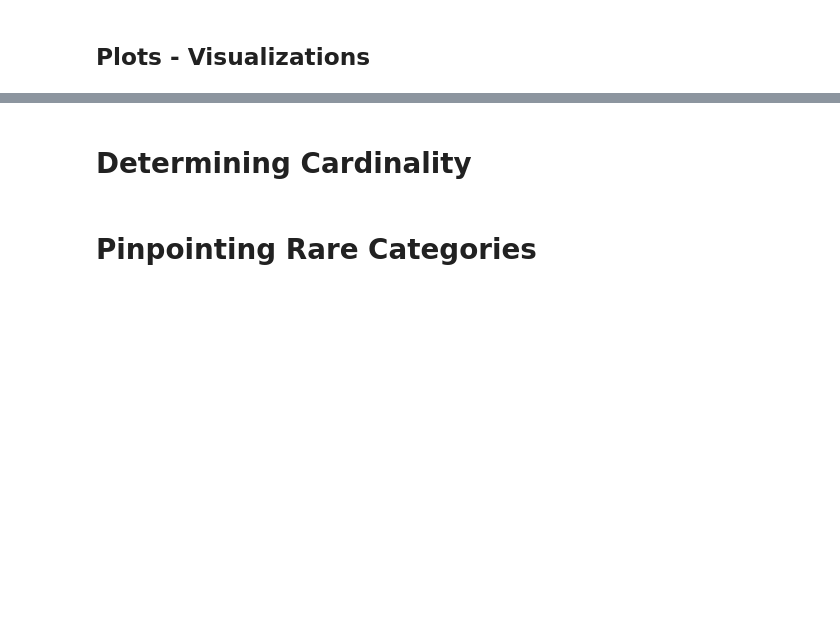
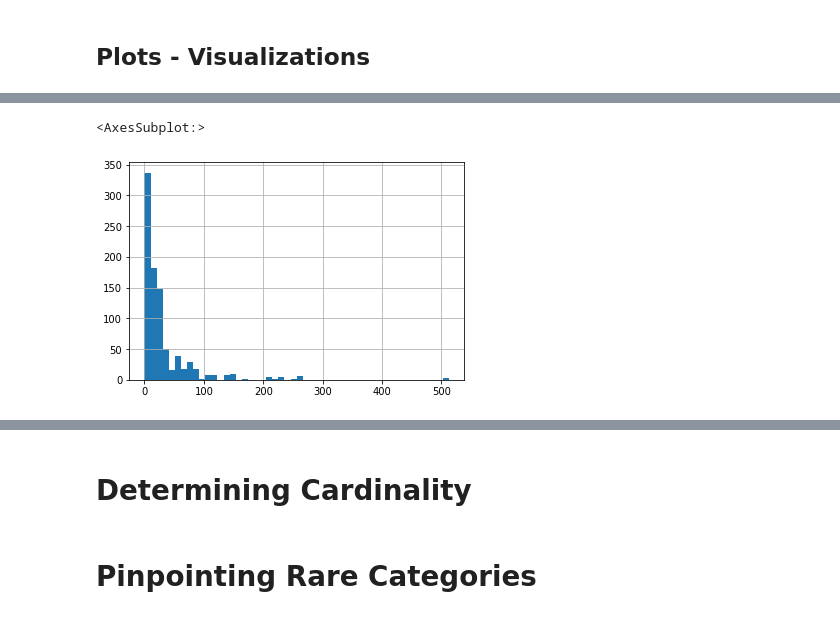
Before and after one commit to univai-ghf/FeatureProcessingAndSelectionWorkshop, a Jupyter notebook: Lectures/Lecture1_ForseeingVariableProblemsWhenBildingMLModels.ipynb, the cells around one changed output, grey strips where cells are left out. Cells and saved outputs as stored; diff of their text form; code cells hidden in the pictures; blank space fills up the shorter version.

```diff
--- a/Lectures/Lecture1_ForseeingVariableProblemsWhenBildingMLModels.ipynb
+++ b/Lectures/Lecture1_ForseeingVariableProblemsWhenBildingMLModels.ipynb
@@ -45,7 +84,10 @@ data['sibsp'].hist(bins=20)
 # %%
 # histogram of continuous variable
 
-data['fare'].hist(bins=50)
+data['Fare'].hist(bins=50)
+# %% [output]
+<AxesSubplot:>
+[figure, added]
 # %%
 # bar plots for categorical variables
 
```
Also changed, not shown: parts of 52 cells of this notebook, 3 other files.
